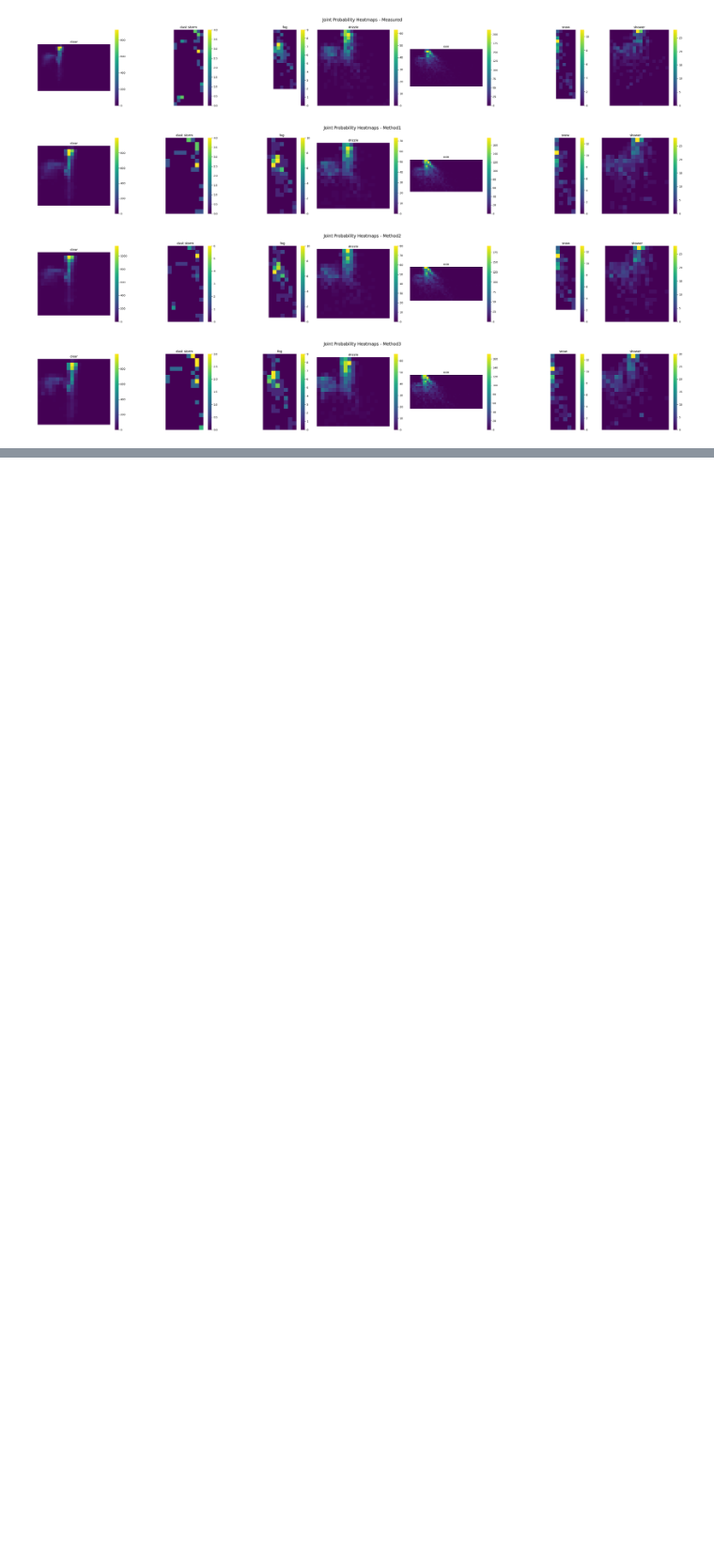
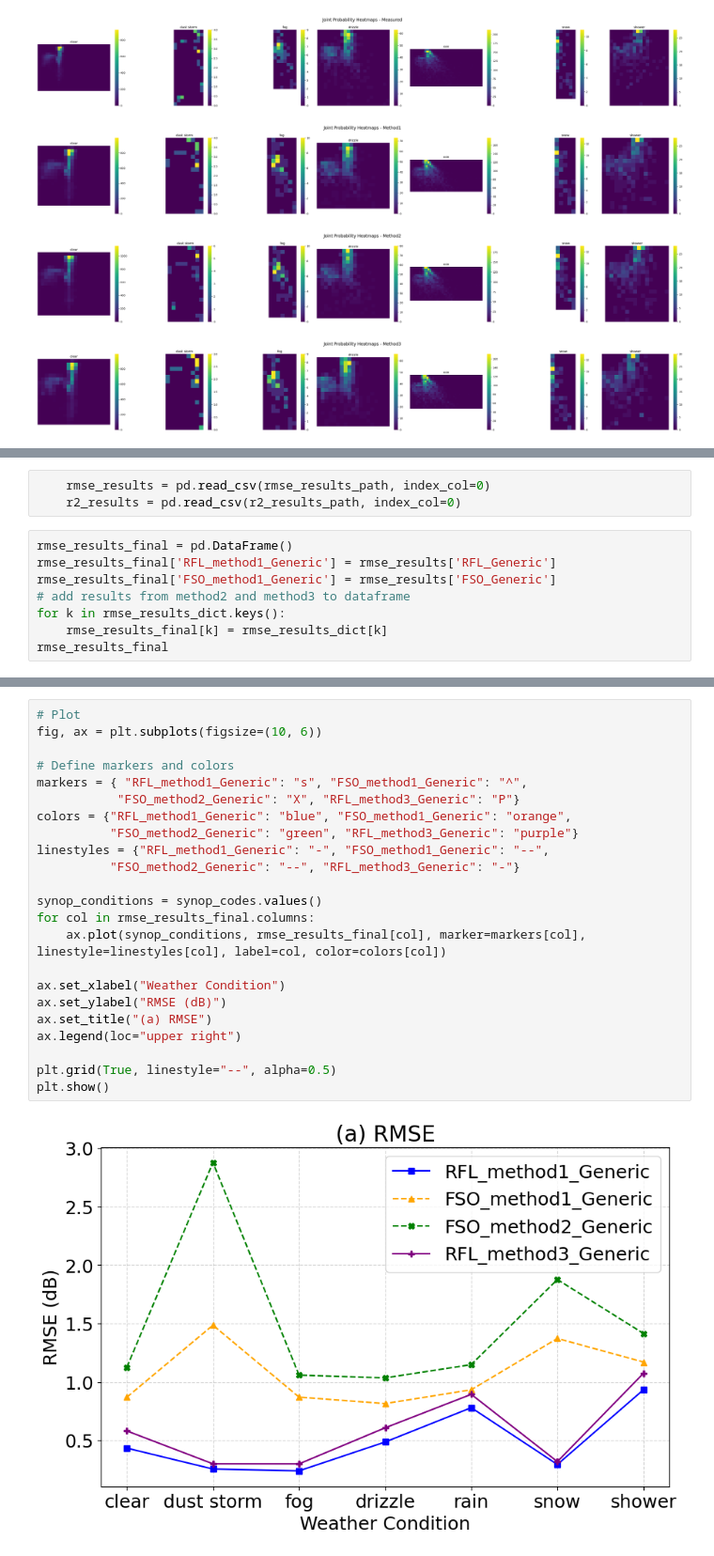
Before and after one commit to shavinkalu23/predictive_modelling_link_attenuation, a Jupyter notebook: method2.ipynb, the cells around one changed output, grey strips where cells are left out. Shown at 94% size. Drawn from its saved outputs; the diff is of its cells as text; blank space fills up the shorter version.

```diff
--- a/method2.ipynb
+++ b/method2.ipynb
@@ -939,0 +969,11 @@ plt.show()
+# %%
+    rmse_results = pd.read_csv(rmse_results_path, index_col=0)
+    r2_results = pd.read_csv(r2_results_path, index_col=0)
+# %%
+rmse_results_final = pd.DataFrame()
+rmse_results_final['RFL_method1_Generic'] = rmse_results['RFL_Generic']
+rmse_results_final['FSO_method1_Generic'] = rmse_results['FSO_Generic']
+# add results from method2 and method3 to dataframe
+for k in rmse_results_dict.keys():
+    rmse_results_final[k] = rmse_results_dict[k]
+rmse_results_final
@@ -939,0 +1012,25 @@ plt.show()
+# %%
+# Plot
+fig, ax = plt.subplots(figsize=(10, 6))
+
+# Define markers and colors
+markers = { "RFL_method1_Generic": "s", "FSO_method1_Generic": "^",
+           "FSO_method2_Generic": "X", "RFL_method3_Generic": "P"}
+colors = {"RFL_method1_Generic": "blue", "FSO_method1_Generic": "orange",
+          "FSO_method2_Generic": "green", "RFL_method3_Generic": "purple"}
+linestyles = {"RFL_method1_Generic": "-", "FSO_method1_Generic": "--",
+          "FSO_method2_Generic": "--", "RFL_method3_Generic": "-"}
+
+synop_conditions = synop_codes.values()
+for col in rmse_results_final.columns:
+    ax.plot(synop_conditions, rmse_results_final[col], marker=markers[col], linestyle=linestyles[col], label=col, color=colors[col])
+
+ax.set_xlabel("Weather Condition")
+ax.set_ylabel("RMSE (dB)")
+ax.set_title("(a) RMSE")
+ax.legend(loc="upper right")
+
+plt.grid(True, linestyle="--", alpha=0.5)
+plt.show()
+# %% [output]
+[figure, added]
```
Also changed, not shown: parts of 9 cells of this notebook, 1 other file.
